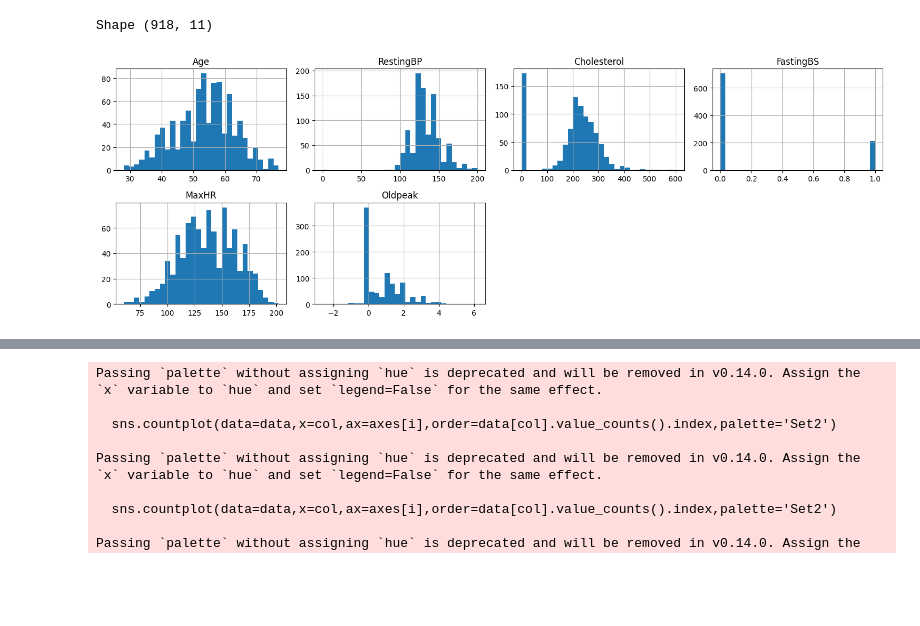
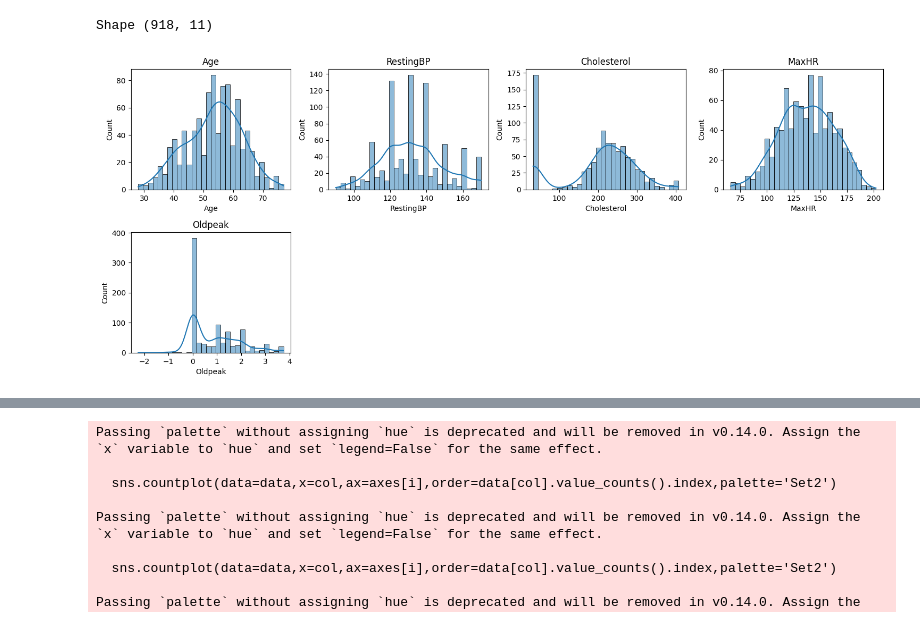
Before and after one commit to himanshu-shekhar2327/Heart-Failure-Prediction, a Jupyter notebook: Heart.ipynb, the cells around one changed output, grey strips where cells are left out. Drawn from its saved outputs; the diff is of its cells as text; code cells hidden in the pictures; blank space fills up the shorter version.

Commit message:
Completed Data Visulaization

```diff
--- a/Heart.ipynb
+++ b/Heart.ipynb
@@ -164,5 +232,7 @@ data.describe()
 # %%
 #Numerical Columns
-num_cols = data.select_dtypes(include=['int64','float64']).columns.tolist()
+num_cols = X.select_dtypes(include=['int64','float64']).columns.tolist()
 #Categorical Columns
-cat_cols = data.select_dtypes(include=['object']).columns.tolist()
+cat_cols = X.select_dtypes(include=['object']).columns.tolist()
+print(f'\n   Numerical Columns:\n {num_cols}')
+print(f'\n   Categorical Columns:\n {cat_cols}')
@@ -168,0 +312,28 @@ cat_cols = data.select_dtypes(include=['object']).columns.tolist()
+# %%
+# Statsitical Method for outlier detection and treating using IQR
+# Counting the number of columns
+numerical_cols = ['Age', 'RestingBP', 'Cholesterol', 'MaxHR', 'Oldpeak']
+for col in numerical_cols :
+    Q1 = X[col].quantile(0.25)
+    Q3 = X[col].quantile(0.75)
+    IQR = Q3 - Q1
+
+    lower_bound = Q1 - 1.5 * IQR
+    upper_bound = Q3 + 1.5 * IQR
+
+    outliers = X[(X[col] < lower_bound) | (X[col] > upper_bound)][col]
+    print(f'Number of Outlier in feature {col} is : {outliers.count()}.')
+
+    # Handling the Outlier by IQR method
+    X[col] = np.where(X[col] < lower_bound , lower_bound,np.where(X[col] > upper_bound ,upper_bound, X[col]))
+
+print("After Handling the Outlier")
+for col in numerical_cols :
+    Q1 = X[col].quantile(0.25)
+    Q3 = X[col].quantile(0.75)
+    IQR = Q3 - Q1
+
+    lower_bound = Q1 - 1.5 * IQR
+    upper_bound = Q3 + 1.5 * IQR
+    outliers = X[(X[col] < lower_bound) | (X[col] > upper_bound)][col]
+    print(f'Number of Outlier in feature {col} is : {outliers.count()}.')
@@ -185,10 +371,14 @@ print("Shape",X.shape)
 # %% [output]
 Shape (918, 11)
 # %%
-#histogram for the numerical features
-import matplotlib.pyplot as plt
-X[num_cols].hist(bins=30,figsize=(15,15),layout=(6,4))
+#histogram for the numerical features   (Univariate Analysis)
+num_cols = ['Age','RestingBP','Cholesterol','MaxHR','Oldpeak']
+plt.figure(figsize=(15,12))
+for i ,col in enumerate(X[num_cols].columns):
+    plt.subplot(4,4,i+1)
+    sns.histplot(X[col],bins=30,kde=True)
+    plt.title(col)
 plt.tight_layout()
 plt.show()
 # %% [output]
-[figure, old version]
+[figure, new version]
```
Also changed, not shown: parts of 66 cells of this notebook.
